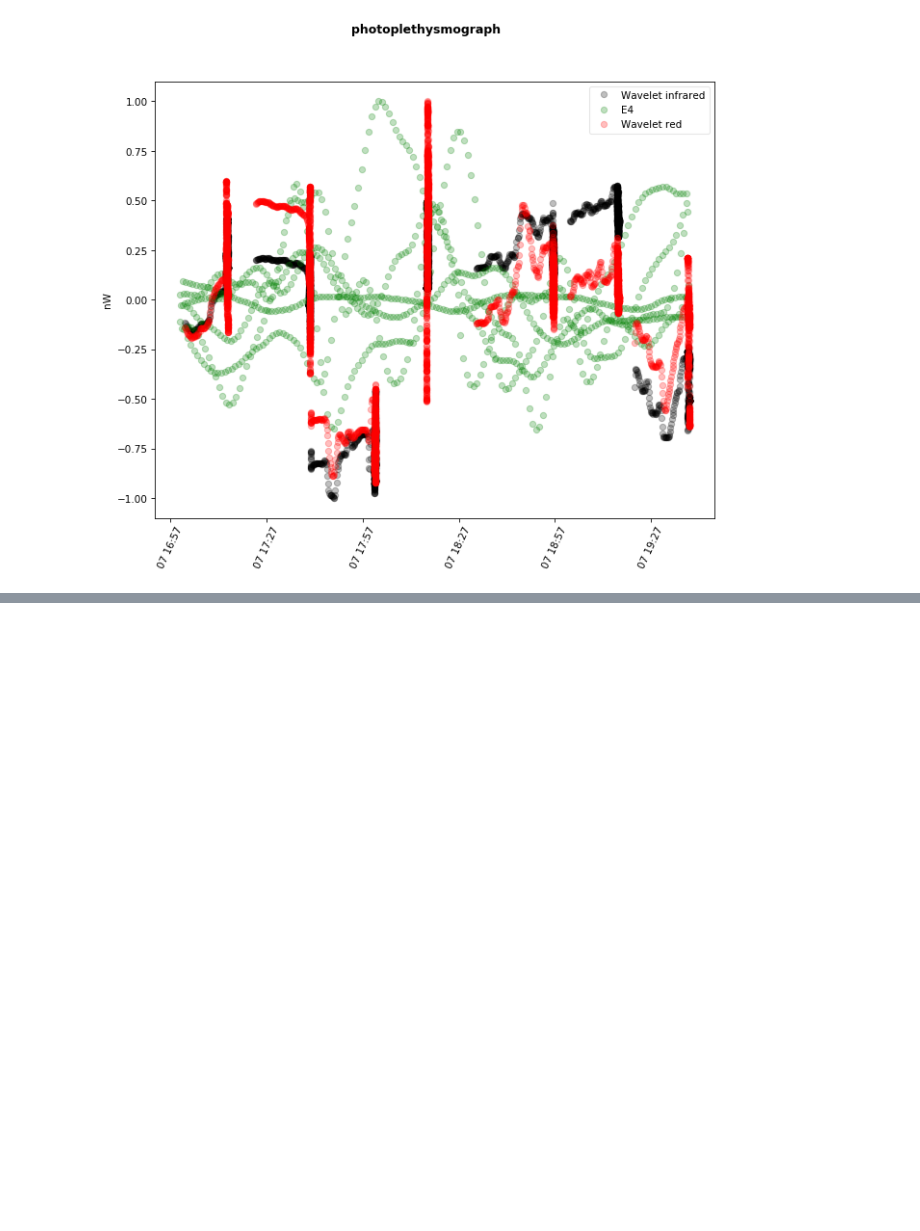
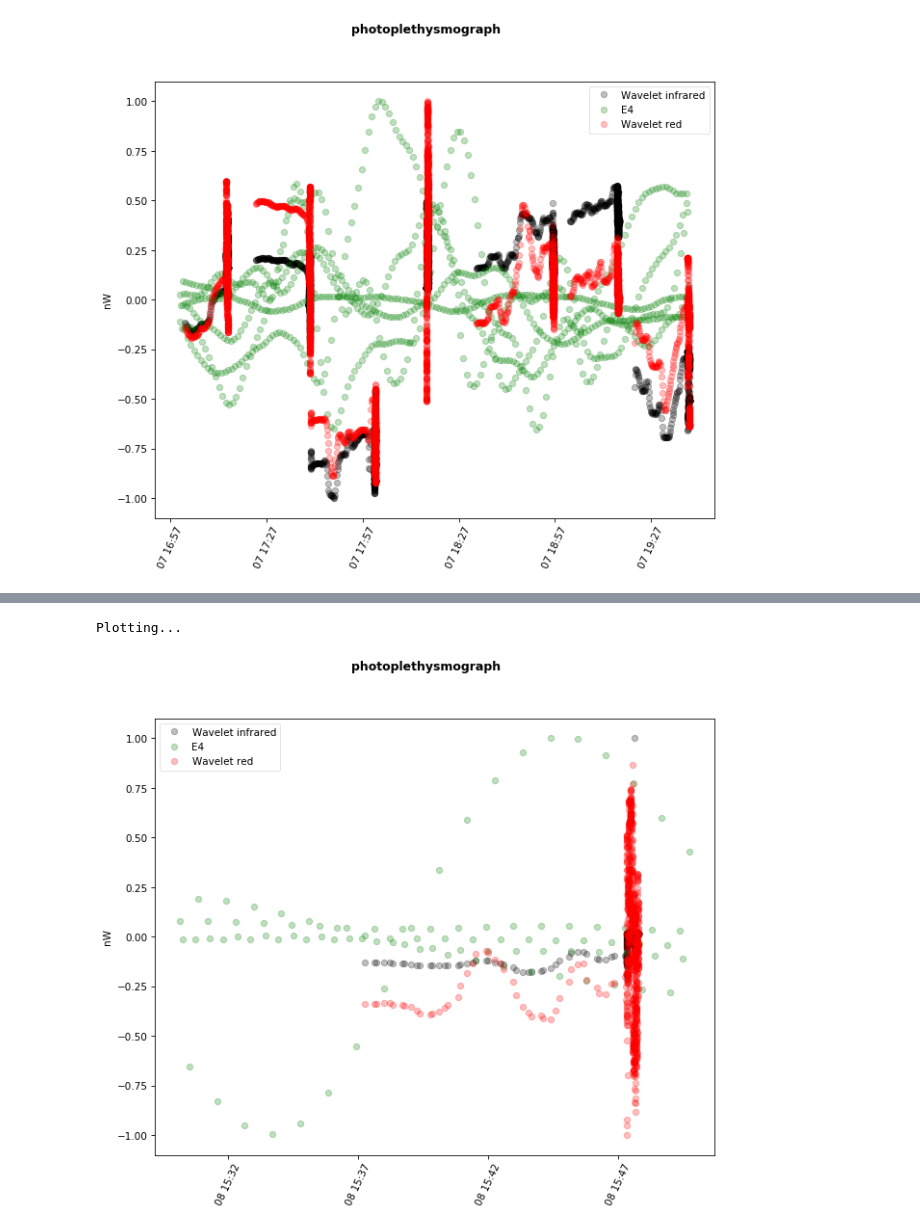
Before and after one commit to ChildMindInstitute/Healthy-Brain-Network-wearable-evaluation, a Jupyter notebook: ppg.ipynb, the cells around one changed output, grey strips where cells are left out. Saved outputs shown, nothing was run; the diff lists cells and outputs as text; code cells hidden in the pictures; blank space fills up the shorter version.

```diff
--- a/ppg.ipynb
+++ b/ppg.ipynb
@@ -90,0 +124,14 @@ Plotting...
+# %%
+shifted_t = []
+i = 0
+while len(shifted_t) < np.shape(Evalues_shifted)[0]:
+    shifted_t.append(df['nW'].index[i])
+    i += 1
+shifted_df = pd.DataFrame({'nW': Evalues_shifted,
+            'infrared': WIvalues_shifted,
+            'red': WRvalues_shifted, 'Timestamp':shifted_t})
+shifted_df.set_index('Timestamp', inplace=True)
+linechart(shifted_df, line=False)
+# %% [output]
+Plotting...
+[figure, added]
```
Also changed, not shown: parts of 4 cells of this notebook, 2 other files.
